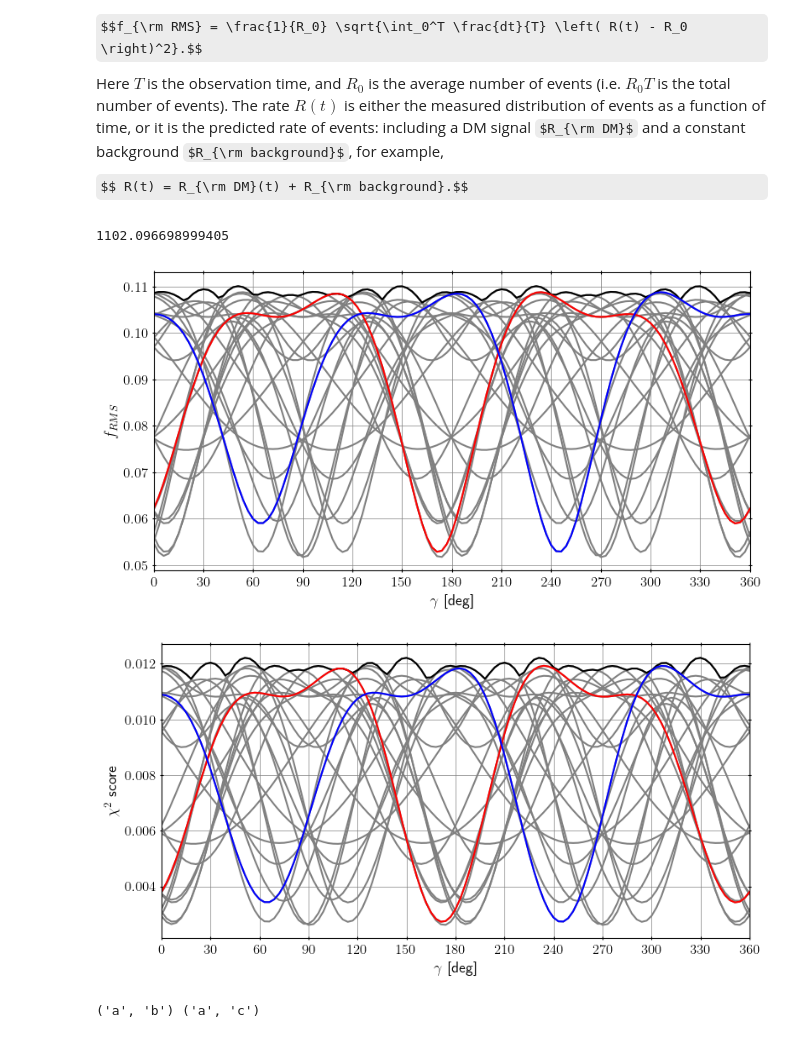
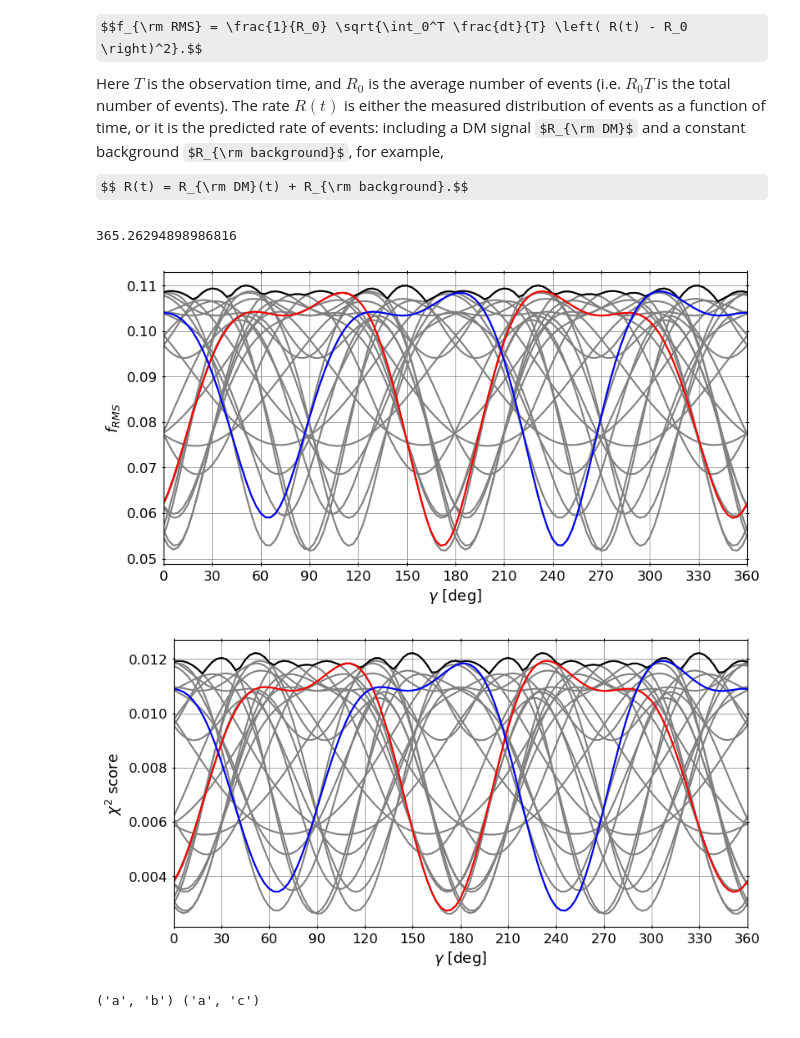
Before and after one commit to marthay1777/TSTILBENE-DM-Martha, a Jupyter notebook: cubeRotate.ipynb, the cells around one changed output. Drawn from its saved outputs; the diff is of its cells as text; code cells hidden in the pictures; some formulas as TeX source.

```diff
--- a/cubeRotate.ipynb
+++ b/cubeRotate.ipynb
@@ -42,9 +42,21 @@ from sympy.combinatorics import Permutation
 import sys
 import matplotlib.pyplot as plt
 import matplotlib.colors as clr
-plt.rc('text', usetex=True)
 
-# sys.path.insert(0,'../') #load the local version of vsdm
+# Changing to false to avoid a warning about missing LaTeX packages - Martha
+plt.rc('text', usetex=False)
+
+#sys.path.insert(0,'../') #load the local version of vsdm
+
+# Martha - cloned repos after import sys
+sys.path.insert(0, '/Users/marthayousif/vsdm')
+sys.path.insert(0, '/Users/marthayousif/earthspeed')
+
+# Tests by Martha:
+# import os
+# print(os.getcwd())
+# print(os.listdir())
+# print(os.listdir('../'))
 
 import vsdm
 from vsdm.units import *
@@ -1280,8 +1292,8 @@ fig = plt.figure(figsize=[2.0*unisize,unisize])
 ax1 = fig.add_axes([0,0,1,1], xscale='linear', yscale='linear')
 ax1.set_xlim(xlim)
 ax1.set_ylim(ylim)
-ax1.set_xlabel(r'$\phi$ [deg]', fontsize=13, usetex=True)
-ax1.set_ylabel(r'$\theta$ [deg]', fontsize=13, usetex=True)
+ax1.set_xlabel(r'$\phi$ [deg]', fontsize=13, usetex=False)
+ax1.set_ylabel(r'$\theta$ [deg]', fontsize=13, usetex=False)
 ax1.tick_params(axis='both', labelsize=12, direction='inout',
                 right=True, top=True, labelleft=True, labelright=False,
                 labelbottom=True, labeltop=False)
@@ -1309,18 +1321,18 @@ ax1.text(0.015, 0.035, r'$m_\chi = {}$ MeV, $n={}$'.format(mX, n),
          horizontalalignment='left',
          verticalalignment='bottom', fontsize=12,
          color='black', backgroundcolor='white',
-         transform=ax1.transAxes, usetex=True)
+         transform=ax1.transAxes, usetex=False)
 ax1.text(0.985, 0.035, r'${:.2f} \leq R/\langle R \rangle \leq {:.2f}$'.format(min_R, max_R),
          horizontalalignment='right',
          verticalalignment='bottom', fontsize=12,
          color='black', backgroundcolor='white',
-         transform=ax1.transAxes, usetex=True)
+         transform=ax1.transAxes, usetex=False)
 ax1.text(0.0, 1.25, r'$R(\theta,\phi) / \langle R \rangle$:',
          horizontalalignment='left',
          verticalalignment='bottom', fontsize=12,
          color='black',
          # backgroundcolor='white',
-         transform=ax1.transAxes, usetex=True)
+         transform=ax1.transAxes, usetex=False)
 # ax1.text(0.0, 1.25, r'$R(\theta,\phi) / \langle R \rangle$:',
 #          horizontalalignment='left',
 #          verticalalignment='bottom', fontsize=12,
@@ -1335,8 +1347,8 @@ fig.colorbar(mappable=clmapZ, ax=ax1,
 
 # Create the top panel showing the daily modulation R(t)
 ax2 = fig.add_axes([0,1.15,1,0.5], xscale='linear', yscale='linear')
-ax2.set_xlabel(r'$t$ [CDT, May 1]', fontsize=13, usetex=True)
-ax2.set_ylabel(r'$R/\langle R \rangle$', fontsize=13, usetex=True)
+ax2.set_xlabel(r'$t$ [CDT, May 1]', fontsize=13, usetex=False)
+ax2.set_ylabel(r'$R/\langle R \rangle$', fontsize=13, usetex=False)
 ax2.set_xlim([0,24])
 # ax2.set_ylim([min_R, max_R])
 ax2.set_xticks([t for t in range(0, 25, 3)])
@@ -1359,14 +1371,14 @@ ax2.plot(tH, RtH, color='black')
 #          verticalalignment='bottom', fontsize=12,
 #          color='black',
 #          backgroundcolor='white',
-#          transform=ax2.transAxes, usetex=True)
+#          transform=ax2.transAxes, usetex=False)
 # fRMS score:
 ax2.text(0.45, 0.95, r'up: {}.  ccd: {}. $\gamma$: ${}^\circ$'.format(upface[0], upface[1], gamma*180/np.pi),
          horizontalalignment='left',
          verticalalignment='top', fontsize=12,
          color='black',
          backgroundcolor='white',
-         transform=ax2.transAxes, usetex=True)
+         transform=ax2.transAxes, usetex=False)
 
 # ax1.legend(loc=(0.25, 0.03))
 # ax1.legend(loc=(0.4, 0.03))
@@ -1448,7 +1460,7 @@ for orth_ix in orth_ixs:
 tEval = time.time() - t0
 print(tEval)
 # %% [output]
-1102.096698999405
+365.26294898986816
 # %%
 # Store the best fRMS and score across all UP/CCD orientations for each gamma.
 
@@ -1491,8 +1503,8 @@ pc2 = 1
 fig = plt.figure(figsize=[2.0*unisize,unisize])
 ax2 = fig.add_axes([0,0,1,1], xscale='linear', yscale='linear')
 # ax2 = fig.add_axes([0,1.15,1,0.5], xscale='linear', yscale='linear')
-ax2.set_xlabel(r'$\gamma$ [deg]', fontsize=13, usetex=True)
-ax2.set_ylabel(r'$f_{RMS}$', fontsize=13, usetex=True)
+ax2.set_xlabel(r'$\gamma$ [deg]', fontsize=13, usetex=False)
+ax2.set_ylabel(r'$f_{RMS}$', fontsize=13, usetex=False)
 ax2.set_xlim([0,360])
 ax2.set_xticks([ph for ph in range(0, 361, 30)])
 # ax2.set_ylim([min_R, max_R])
@@ -1520,7 +1532,7 @@ ax2.plot(gammaDs, frms, color='blue', label=UFs[pc2])
 
 fig.show()
 # %% [output]
-[figure, old version]
+[figure, new version]
 # %%
 # Similar to previous cell, but plotting chi2-style score versus gamma for all orientations.
 
@@ -1533,36 +1545,36 @@ pc2 = 1
 fig = plt.figure(figsize=[2.0*unisize,unisize])
 ax2 = fig.add_axes([0,0,1,1], xscale='linear', yscale='linear')
 # ax2 = fig.add_axes([0,1.15,1,0.5], xscale='linear', yscale='linear')
-ax2.set_xlabel(r'$\gamma$ [deg]', fontsize=13, usetex=True)
-ax2.set_ylabel(r'$\chi^2$ score', fontsize=13, usetex=True)
+ax2.set_xlabel(r'$\gamma$ [deg]', fontsize=13, usetex=False)
+ax2.set_ylabel(r'$\chi^2$ score', fontsize=13, usetex=False)
 ax2.set_xlim([0,360])
 ax2.set_xticks([ph for ph in range(0, 361, 30)])
 # ax2.set_ylim([min_R, max_R])
 ax2.tick_params(axis='both', labelsize=12, direction='inout',
                 right=True, top=True, labelleft=True, labelright=False,
                 labelbottom=True, labeltop=False)
 ax2.grid(color='gray', linestyle='-', linewidth=0.5)
 
 ### draw the cones:
 for p,uf in enumerate(UFs):
     sc = np.array(score_uf[cube, pp, p])
     ax2.plot(gammaDs, sc, color='gray', label=pabc)
 # RtH = Rt_uf[(cube, 0, p)]
 ax2.plot(gammaDs, score_max[cube, pp], color='black')
 
 # highlights:
 sc = np.array(score_uf[cube, pp, pc1])
 ax2.plot(gammaDs, sc, color='red', label=UFs[pc1])
 sc = np.array(score_uf[cube, pp, pc2])
 ax2.plot(gammaDs, sc, color='blue', label=UFs[pc2])
 
 # ax2.legend()
 # plt.savefig('out/chi2_cube{}.pdf'.format(cube),
 #             format="pdf", bbox_inches='tight')
 
 fig.show()
 # %% [output]
-[figure, old version]
+[figure, new version]
 # %%
 # Print selected UP/CCD orientation labels for reference
 
```
Also changed, not shown: parts of 20 cells of this notebook.
